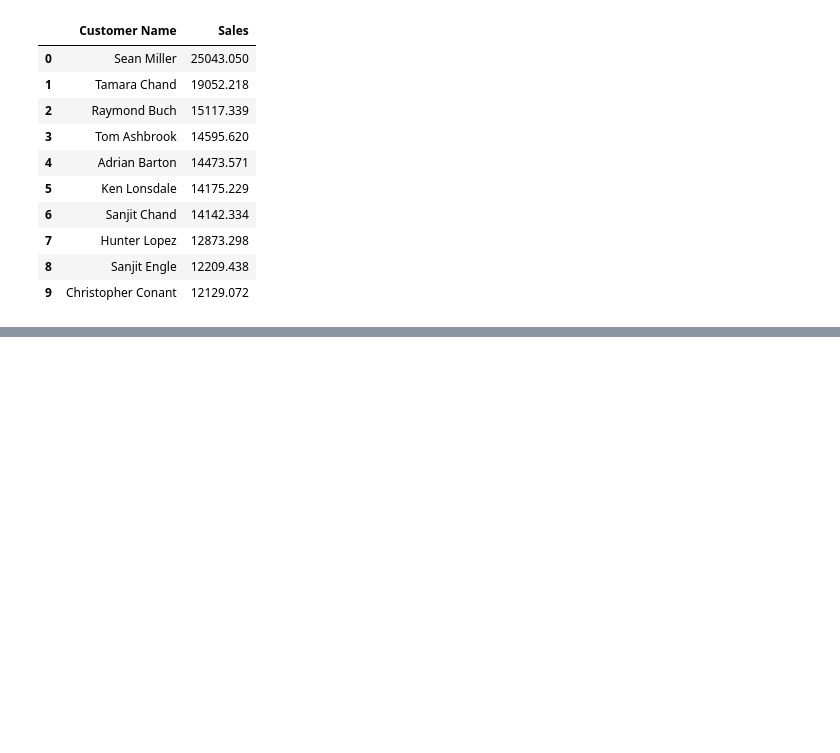
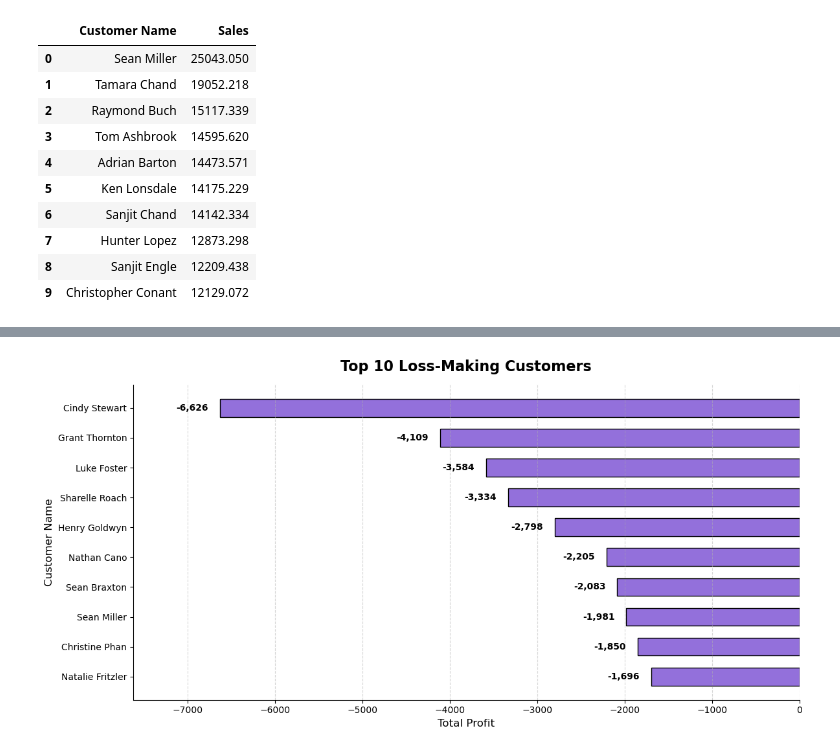
Before and after one commit to nilesh-2006/E-Commerce-Sales-Analysis, a Jupyter notebook: notebooks/06_customer_analysis.ipynb, the cells around one changed output, grey strips where cells are left out. Saved outputs shown, nothing was run; the diff lists cells and outputs as text; code cells hidden in the pictures; blank space fills up the shorter version.

```diff
--- a/notebooks/06_customer_analysis.ipynb
+++ b/notebooks/06_customer_analysis.ipynb
@@ -89,0 +198,3 @@ plt.grid(axis="x",linestyle="--", alpha=0.5)
+# %%
+top10_loss_customers = (df.groupby("Customer Name")["Profit"].sum().sort_values(ascending=True).head(10).reset_index())
+top10_loss_customers
@@ -89,0 +213,48 @@ plt.grid(axis="x",linestyle="--", alpha=0.5)
+# %%
+plt.figure(figsize=(12,6))
+
+bars = plt.barh(top10_loss_customers["Customer Name"], top10_loss_customers["Profit"],
+         color="mediumpurple",
+         edgecolor="black",
+         height=0.6)
+
+plt.gca().invert_yaxis()
+
+plt.title("Top 10 Loss-Making Customers", fontsize=16, fontweight="bold", pad=15)
+
+plt.xlabel("Total Profit", fontsize=12)
+plt.ylabel("Customer Name", fontsize=12)
+
+plt.grid(axis="x", linestyle="--", alpha=0.5)
+
+plt.yticks(fontsize=10)
+
+# Extra Space for labels
+plt.xlim(top10_loss_customers["Profit"].min() * 1.15,0)
+
+offset = abs(top10_loss_customers["Profit"].min()) * 0.02
+
+for bar in bars:
+    plt.text(
+        bar.get_width() - offset,
+        bar.get_y() + bar.get_height()/2,
+        f"{bar.get_width():,.0f}",
+        va="center", ha="right",
+        fontsize=10,
+        fontweight="bold"
+    )
+
+plt.gca().spines["top"].set_visible(False)
+plt.gca().spines["right"].set_visible(False)
+
+plt.tight_layout()
+
+plt.savefig(
+    "../visualizations/customers/top10_loss_customers.png",
+    dpi=300,
+    bbox_inches="tight"
+)
+
+plt.show()
+# %% [output]
+[figure, added]
```
Also changed, not shown: parts of 7 cells of this notebook.
